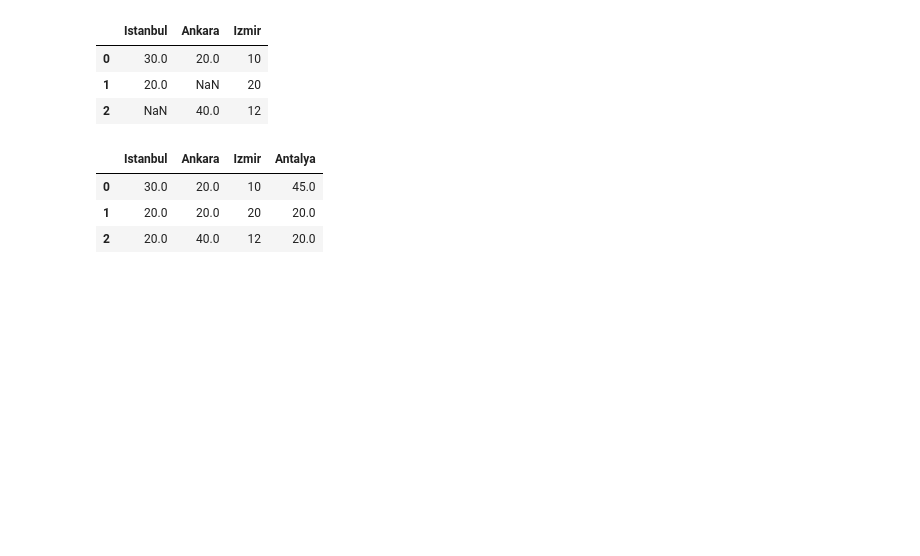
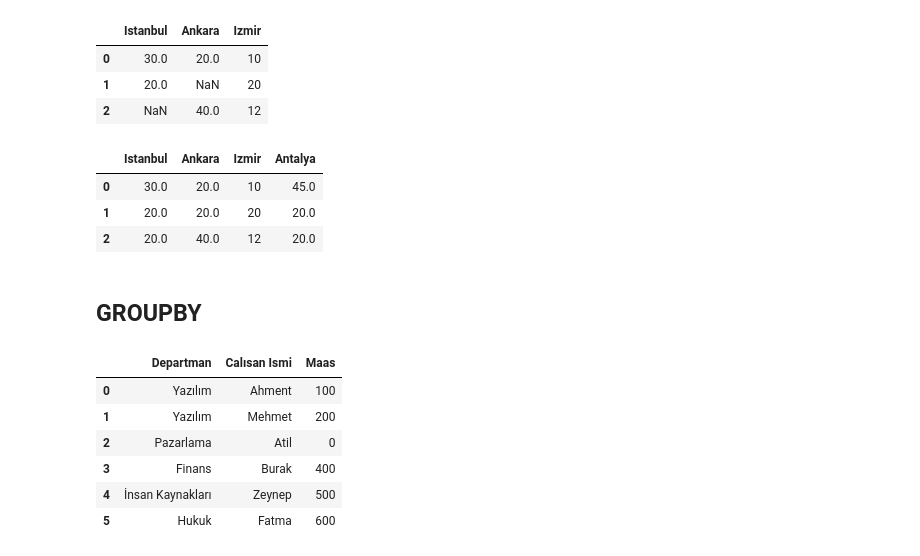
Before and after one commit to Baran0ner/Python-Exercise, a Jupyter notebook: 24-PandasOperasyonlar/PandasOperasyonlar.ipynb, the cells around one changed output. Cells and saved outputs as stored; diff of their text form; code cells hidden in the pictures; blank space fills up the shorter version.

```diff
--- a/24-PandasOperasyonlar/PandasOperasyonlar.ipynb
+++ b/24-PandasOperasyonlar/PandasOperasyonlar.ipynb
@@ -50,3 +50,5 @@ yeniDataFrame.fillna(20)
 | 0 | 30.0 | 20.0 | 10 | 45.0 |
 | 1 | 20.0 | 20.0 | 20 | 20.0 |
 | 2 | 20.0 | 40.0 | 12 | 20.0 |
+# %% [markdown]
+## GROUPBY
@@ -52,0 +61,10 @@ yeniDataFrame.fillna(20)
+# %%
+maasDataFrame
+# %% [output]
+|  | Departman | Calısan Ismi | Maas |
+| 0 | Yazılım | Ahment | 100 |
+| 1 | Yazılım | Mehmet | 200 |
+| 2 | Pazarlama | Atil | 0 |
+| 3 | Finans | Burak | 400 |
+| 4 | İnsan Kaynakları | Zeynep | 500 |
+| 5 | Hukuk | Fatma | 600 |
```
Also changed, not shown: parts of 10 cells of this notebook.
